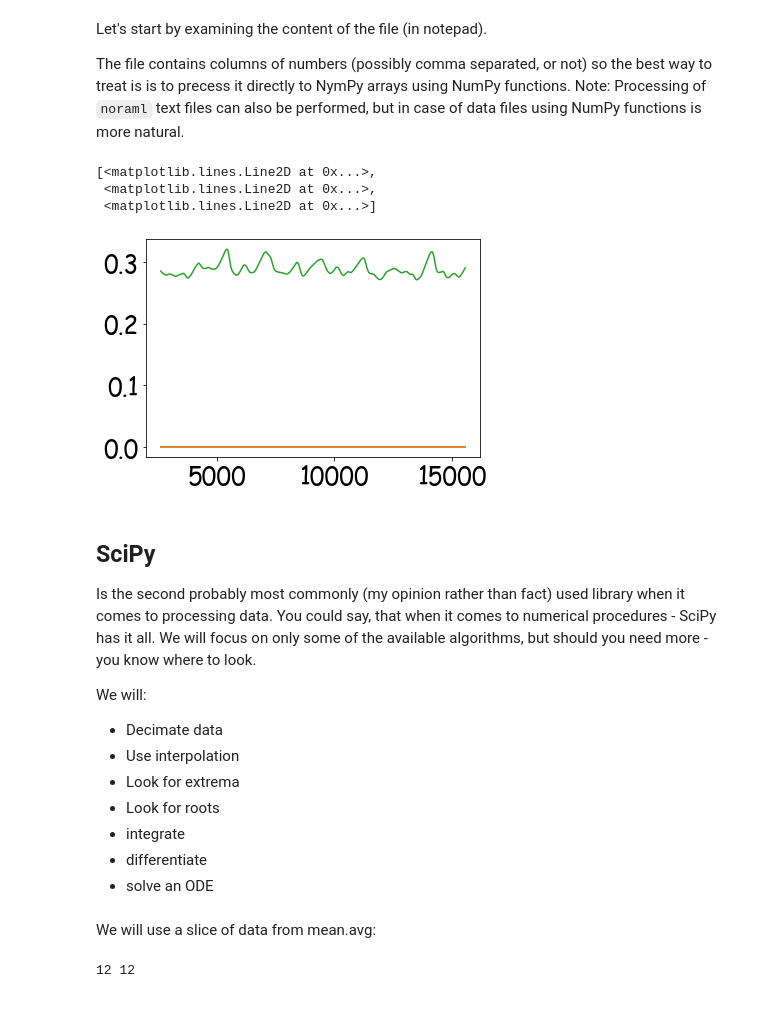
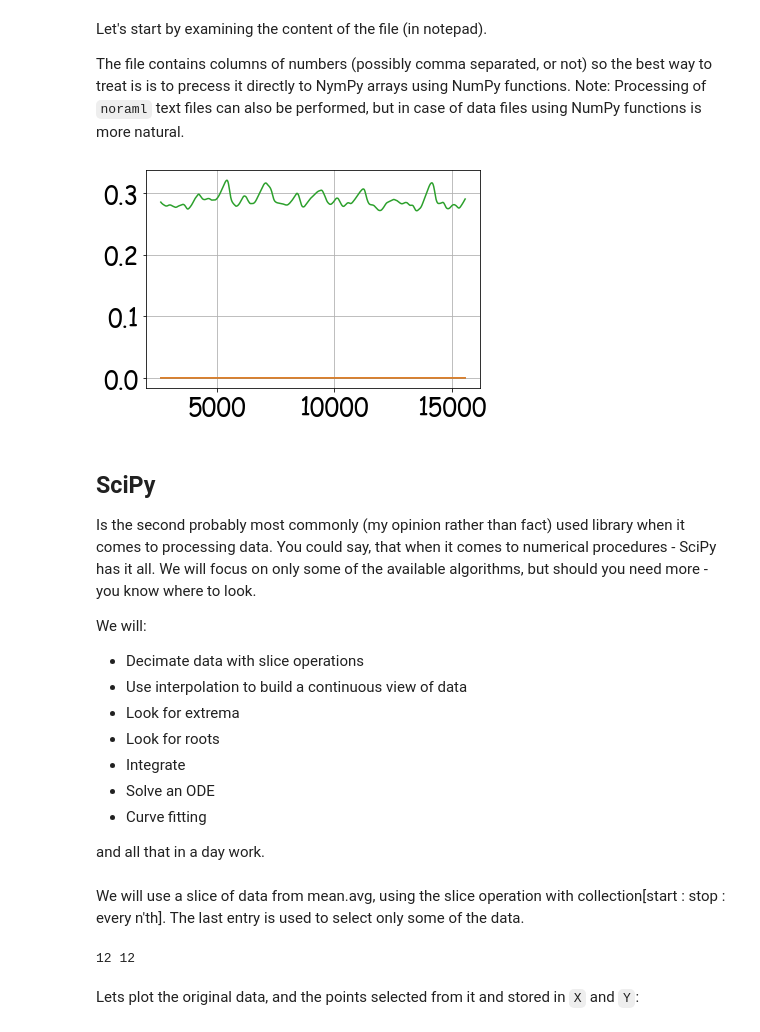
Before and after one commit to sgepner/Automate-Python, a Jupyter notebook: Lectures/Lecture3/Lecture 3.ipynb, the cells around one changed output. Drawn from its saved outputs; the diff is of its cells as text; code cells hidden in the pictures.

```diff
--- a/Lectures/Lecture3/Lecture 3.ipynb
+++ b/Lectures/Lecture3/Lecture 3.ipynb
@@ -72,31 +72,33 @@ The file contains columns of numbers (possibly comma separated, or not) so the b
 T, c1, c2, c3 = np.loadtxt('mean.avg', comments="#", skiprows=1, usecols=(0,1,2,3), unpack=True)
 # %%
 plt.plot(T, c1, T, c2, T, c3)
+plt.grid()
 # %% [output]
-[<matplotlib.lines.Line2D at 0x...>,
- <matplotlib.lines.Line2D at 0x...>,
- <matplotlib.lines.Line2D at 0x...>]
-[figure, old version]
+[figure, new version]
 # %% [markdown]
 ## SciPy
 Is the second probably most commonly (my opinion rather than fact) used library when it comes to processing data. You could say, that when it comes to numerical procedures - SciPy has it all. We will focus on only some of the available algorithms, but should you need more - you know where to look.
 
 We will:
-* Decimate data
-* Use interpolation
+* Decimate data with slice operations
+* Use interpolation to build a continuous view of data
 * Look for extrema
 * Look for roots
-* integrate
-* differentiate
-* solve an ODE
+* Integrate
+* Solve an ODE
+* Curve fitting
+
+and all that in a day work.
 # %% [markdown]
-We will use a slice of data from mean.avg:
+We will use a slice of data from mean.avg, using the slice operation with collection\[start : stop : every n'th\]. The last entry is used to select only some of the data.
 # %%
 X =  T[10000:13000:250] # We can select every other value from an array!
 Y = c3[10000:13000:250]
 print(len(X), len(Y))
 # %% [output]
 12 12
+# %% [markdown]
+Lets plot the original data, and the points selected from it and stored in `X` and `Y`:
 # %%
 plt.plot(T, c3)
 plt.scatter(X, Y)
```
Also changed, not shown: parts of 71 cells of this notebook, 1 other file.
